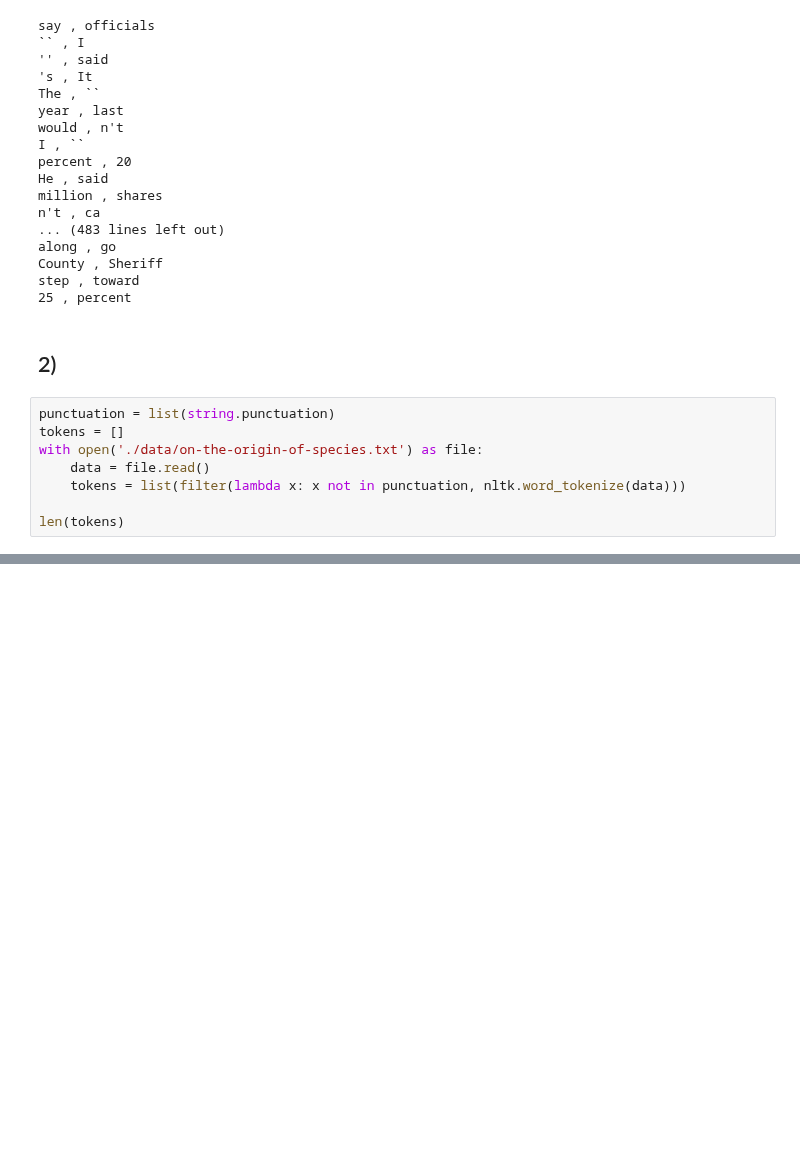
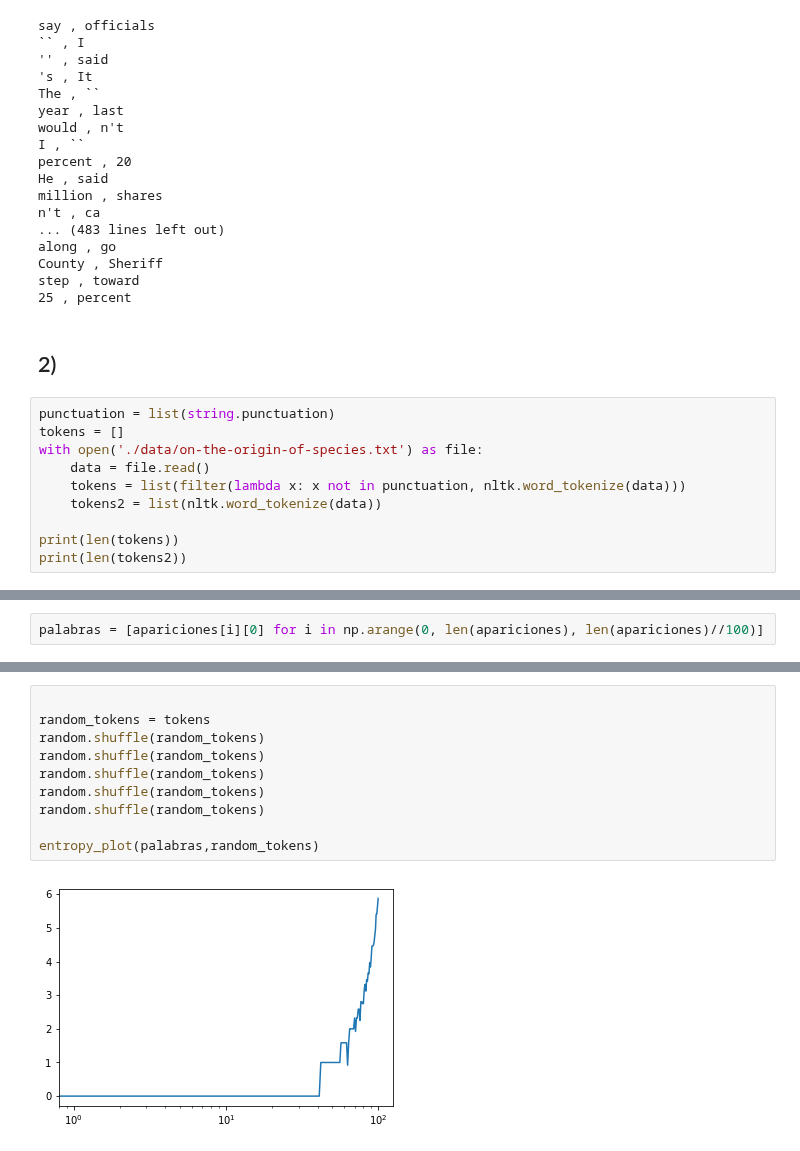
Before and after one commit to MascittiJA/CienciaDatos, a Jupyter notebook: tp6/tp6.ipynb, the cells around one changed output, grey strips where cells are left out. Drawn from its saved outputs; the diff is of its cells as text; blank space fills up the shorter version.

```diff
--- a/tp6/tp6.ipynb
+++ b/tp6/tp6.ipynb
@@ -104,6 +107,8 @@ tokens = []
 with open('./data/on-the-origin-of-species.txt') as file:
     data = file.read()
     tokens = list(filter(lambda x: x not in punctuation, nltk.word_tokenize(data)))
+    tokens2 = list(nltk.word_tokenize(data))
 
-len(tokens)
+print(len(tokens))
+print(len(tokens2))
 # %% [output]
@@ -310,0 +297,2 @@ m, n, N, P 20 72 209609 64
+# %%
+palabras = [apariciones[i][0] for i in np.arange(0, len(apariciones), len(apariciones)//100)]
@@ -310,0 +311,12 @@ m, n, N, P 20 72 209609 64
+# %%
+
+random_tokens = tokens
+random.shuffle(random_tokens)
+random.shuffle(random_tokens)
+random.shuffle(random_tokens)
+random.shuffle(random_tokens)
+random.shuffle(random_tokens)
+
+entropy_plot(palabras,random_tokens)
+# %% [output]
+[figure, added]
```
Also changed, not shown: parts of 15 cells of this notebook.
